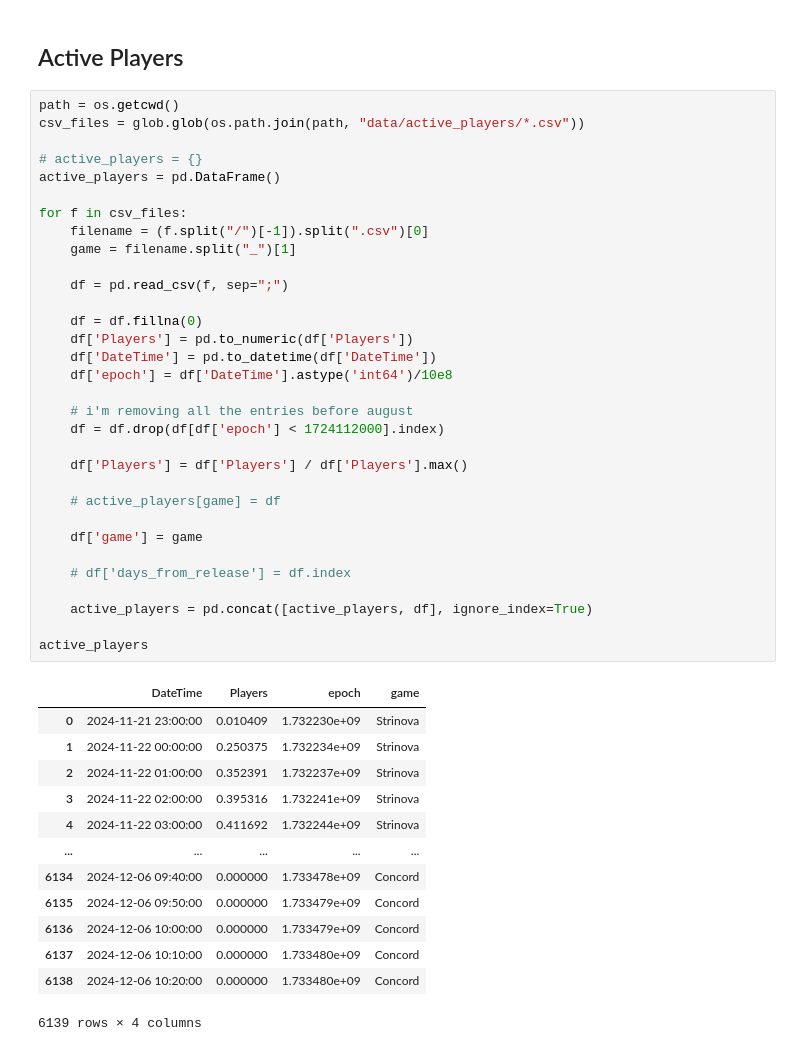
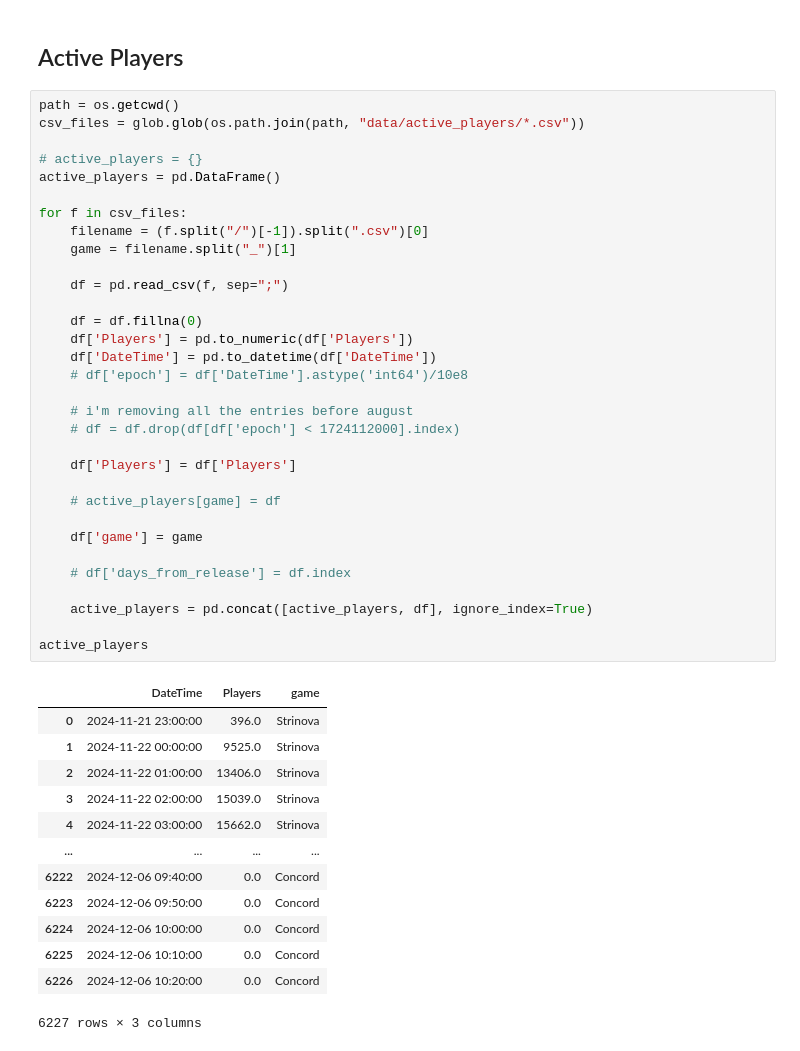
Before and after one commit to demic-dev/vs-project, a Jupyter notebook: charts.ipynb, the cells around one changed output. Cells and saved outputs as stored; diff of their text form.

```diff
--- a/charts.ipynb
+++ b/charts.ipynb
@@ -377,46 +377,46 @@ plt.savefig(build_chart_path("top_mobile_games_2024"), format="svg")
 # %%
 path = os.getcwd()
 csv_files = glob.glob(os.path.join(path, "data/active_players/*.csv"))
 
 # active_players = {}
 active_players = pd.DataFrame()
 
 for f in csv_files:
     filename = (f.split("/")[-1]).split(".csv")[0]
     game = filename.split("_")[1]
 
     df = pd.read_csv(f, sep=";")
 
     df = df.fillna(0)
     df['Players'] = pd.to_numeric(df['Players'])
     df['DateTime'] = pd.to_datetime(df['DateTime'])
-    df['epoch'] = df['DateTime'].astype('int64')/10e8
+    # df['epoch'] = df['DateTime'].astype('int64')/10e8
 
     # i'm removing all the entries before august
-    df = df.drop(df[df['epoch'] < 1724112000].index)
+    # df = df.drop(df[df['epoch'] < 1724112000].index)
 
-    df['Players'] = df['Players'] / df['Players'].max()
+    df['Players'] = df['Players']
 
     # active_players[game] = df
 
     df['game'] = game
 
     # df['days_from_release'] = df.index
 
     active_players = pd.concat([active_players, df], ignore_index=True)
 
 active_players
 # %% [output]
-|  | DateTime | Players | epoch | game |
-| 0 | 2024-11-21 23:00:00 | 0.010409 | 1.732230e+09 | Strinova |
-| 1 | 2024-11-22 00:00:00 | 0.250375 | 1.732234e+09 | Strinova |
-| 2 | 2024-11-22 01:00:00 | 0.352391 | 1.732237e+09 | Strinova |
-| 3 | 2024-11-22 02:00:00 | 0.395316 | 1.732241e+09 | Strinova |
-| 4 | 2024-11-22 03:00:00 | 0.411692 | 1.732244e+09 | Strinova |
-| ... | ... | ... | ... | ... |
-| 6134 | 2024-12-06 09:40:00 | 0.000000 | 1.733478e+09 | Concord |
-| 6135 | 2024-12-06 09:50:00 | 0.000000 | 1.733479e+09 | Concord |
-| 6136 | 2024-12-06 10:00:00 | 0.000000 | 1.733479e+09 | Concord |
-| 6137 | 2024-12-06 10:10:00 | 0.000000 | 1.733480e+09 | Concord |
-| 6138 | 2024-12-06 10:20:00 | 0.000000 | 1.733480e+09 | Concord |
+|  | DateTime | Players | game |
+| 0 | 2024-11-21 23:00:00 | 396.0 | Strinova |
+| 1 | 2024-11-22 00:00:00 | 9525.0 | Strinova |
+| 2 | 2024-11-22 01:00:00 | 13406.0 | Strinova |
+| 3 | 2024-11-22 02:00:00 | 15039.0 | Strinova |
+| 4 | 2024-11-22 03:00:00 | 15662.0 | Strinova |
+| ... | ... | ... | ... |
+| 6222 | 2024-12-06 09:40:00 | 0.0 | Concord |
+| 6223 | 2024-12-06 09:50:00 | 0.0 | Concord |
+| 6224 | 2024-12-06 10:00:00 | 0.0 | Concord |
+| 6225 | 2024-12-06 10:10:00 | 0.0 | Concord |
+| 6226 | 2024-12-06 10:20:00 | 0.0 | Concord |
-6139 rows × 4 columns
+6227 rows × 3 columns
```
Also changed, not shown: parts of 4 cells of this notebook, 5 other files.
